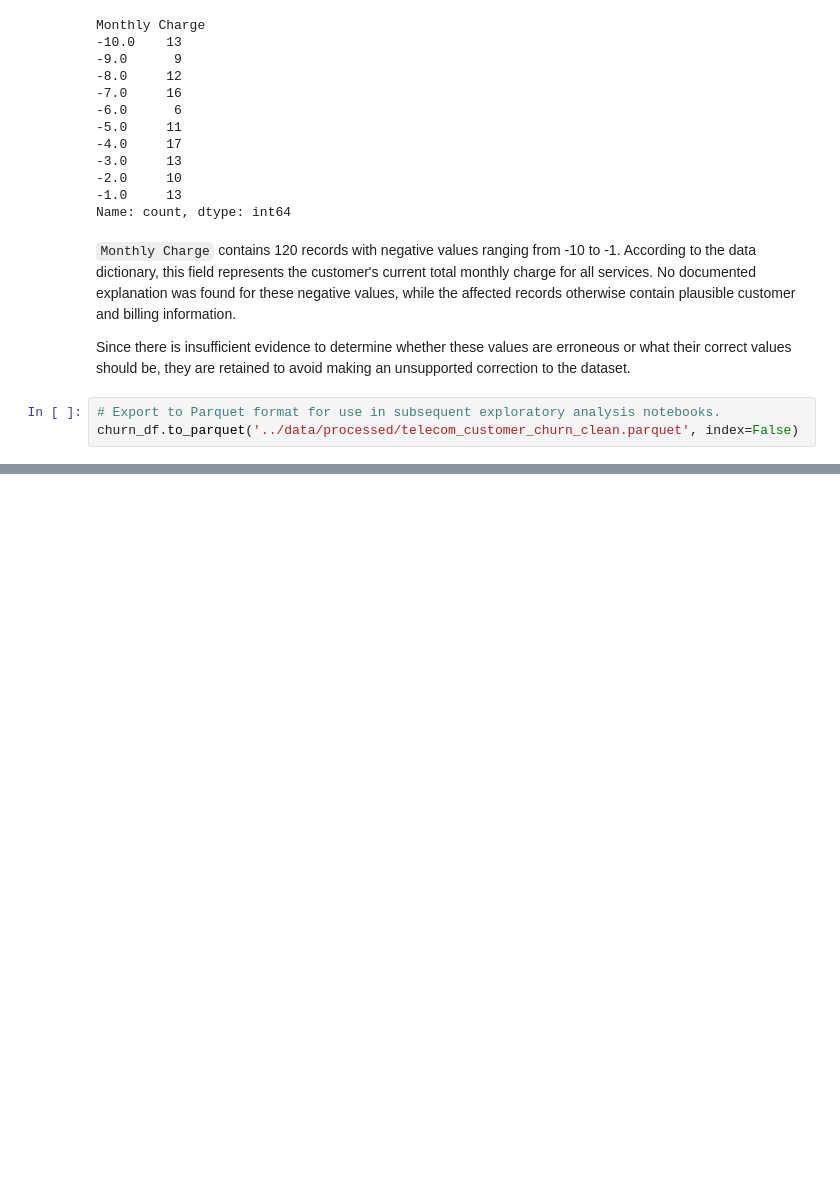
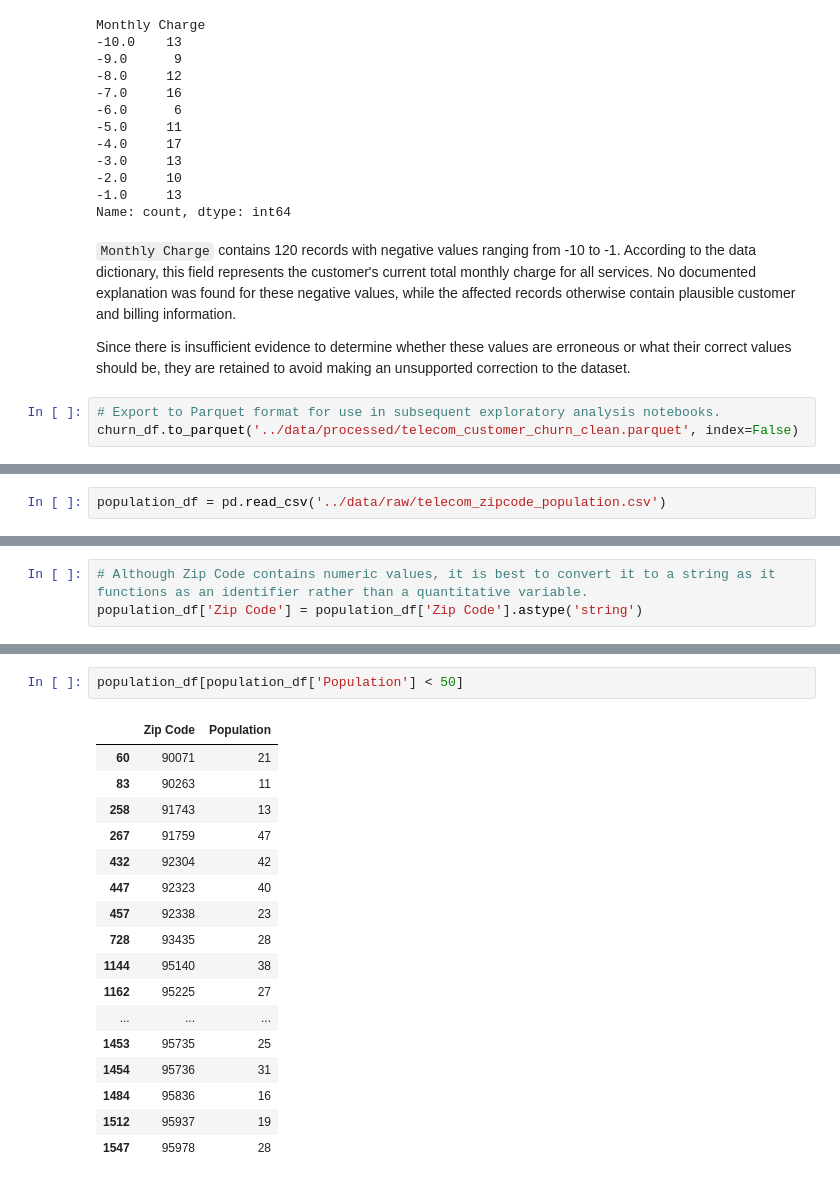
Before and after one commit to pendergataxel/telecom-customer-churn-analysis, a Jupyter notebook: notebooks/01_data_audit_and_cleaning.ipynb, the cells around one changed output, grey strips where cells are left out. Drawn from its saved outputs; the diff is of its cells as text; blank space fills up the shorter version.

Commit message:
Validate zip code population data

```diff
--- a/notebooks/01_data_audit_and_cleaning.ipynb
+++ b/notebooks/01_data_audit_and_cleaning.ipynb
@@ -508,0 +513,2 @@ churn_df.to_parquet('../data/processed/telecom_customer_churn_clean.parquet', in
+# %%
+population_df = pd.read_csv('../data/raw/telecom_zipcode_population.csv')
@@ -508,0 +527,3 @@ churn_df.to_parquet('../data/processed/telecom_customer_churn_clean.parquet', in
+# %%
+# Although Zip Code contains numeric values, it is best to convert it to a string as it functions as an identifier rather than a quantitative variable.
+population_df['Zip Code'] = population_df['Zip Code'].astype('string')
@@ -508,0 +553,20 @@ churn_df.to_parquet('../data/processed/telecom_customer_churn_clean.parquet', in
+# %%
+population_df[population_df['Population'] < 50]
+# %% [output]
+|  | Zip Code | Population |
+| 60 | 90071 | 21 |
+| 83 | 90263 | 11 |
+| 258 | 91743 | 13 |
+| 267 | 91759 | 47 |
+| 432 | 92304 | 42 |
+| 447 | 92323 | 40 |
+| 457 | 92338 | 23 |
+| 728 | 93435 | 28 |
+| 1144 | 95140 | 38 |
+| 1162 | 95225 | 27 |
+| ... | ... | ... |
+| 1453 | 95735 | 25 |
+| 1454 | 95736 | 31 |
+| 1484 | 95836 | 16 |
+| 1512 | 95937 | 19 |
+| 1547 | 95978 | 28 |
```
Also changed, not shown: parts of 9 cells of this notebook, 1 other file.
